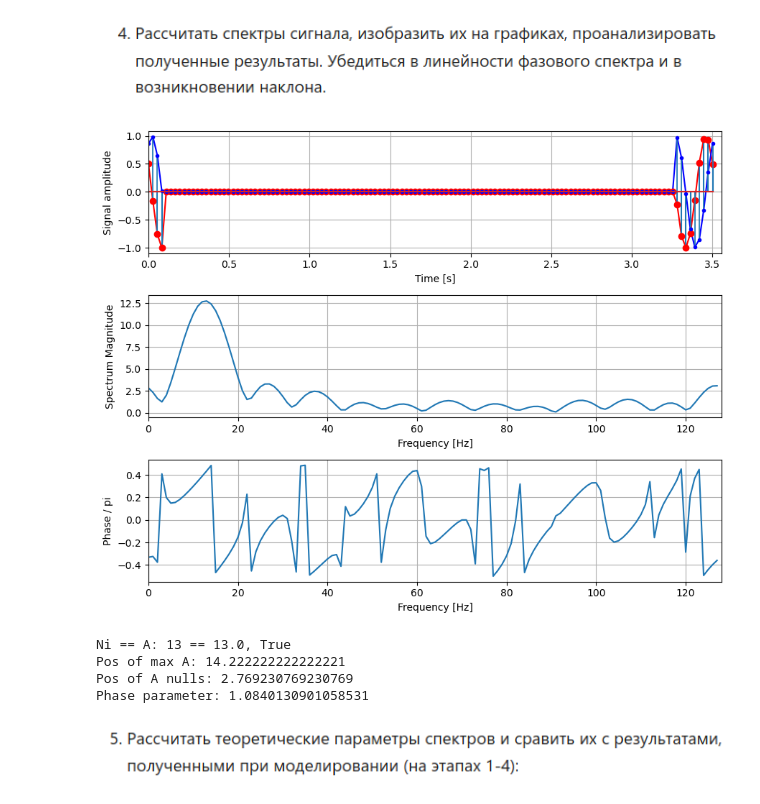
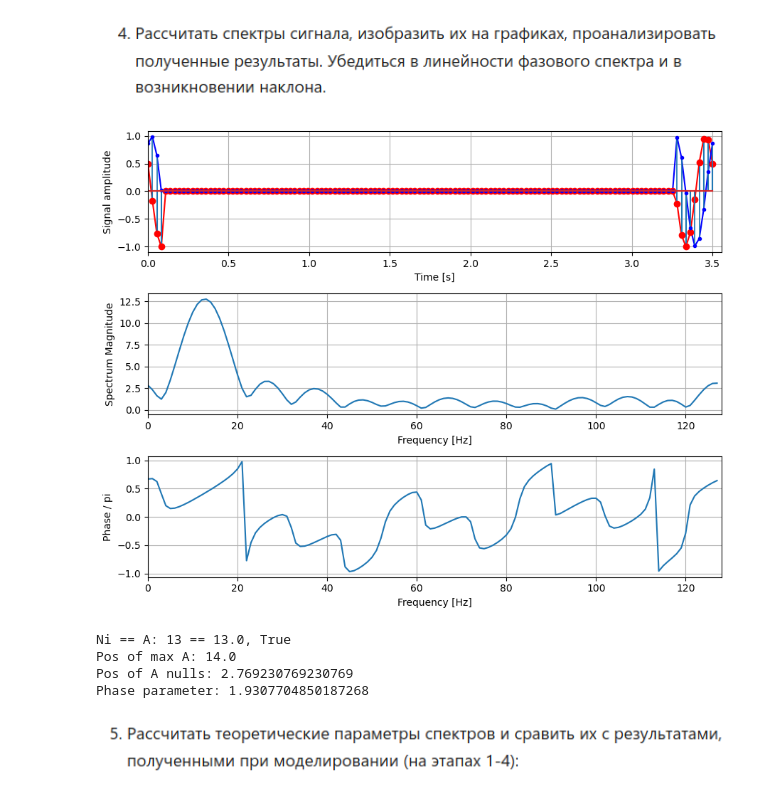
Before and after one commit to Jrvvv/dsp-miet, a Jupyter notebook: P02/PL02.ipynb, the cells around one changed output. Drawn from its saved outputs; the diff is of its cells as text; code cells hidden in the pictures.

Commit message:
fix lr3 shifted sig phase spectrun

```diff
--- a/P02/PL02.ipynb
+++ b/P02/PL02.ipynb
@@ -494,42 +494,43 @@ X = fftpack.fft(x)
 fig, axes = plt.subplots(nrows=3, ncols=1, figsize=(9, 7))
 
 A_imm = np.abs(X)
-P_imm = np.arctan(np.imag(X) / (np.real(X) + 1e-6));
+# P_imm = np.arctan(np.imag(X) / (np.real(X) + 1e-6));
+P_imm = np.angle(X);
 
 axes[0].plot(t, np.real(x), label='real', color='red')
 axes[0].plot(t, np.imag(x), label='imag', color='blue')
 markerline, stemline, baseline, = axes[0].stem(t, np.real(x), label='real', markerfmt='ro')
 markerline, stemline, baseline, = axes[0].stem(t, np.imag(x), label='imag', markerfmt='bo')
 plt.setp(stemline, linewidth = 1.25)
 plt.setp(markerline, markersize = 3)
 axes[0].grid(True)
 axes[0].set_xlabel('Time [s]')
 axes[0].set_ylabel('Signal amplitude')
 axes[0].set_xlim(0, np.max(N)*T)
 axes[1].grid(True)
 axes[1].plot(f, A_imm)
 axes[1].set_xlabel('Frequency [Hz]')
 axes[1].set_ylabel('Spectrum Magnitude')
 axes[1].set_xlim(0, N)
 axes[2].grid(True)
 axes[2].plot(f, P_imm / np.pi)
 axes[2].set_xlabel('Frequency [Hz]')
 axes[2].set_ylabel('Phase / pi')
 axes[2].set_xlim(0, N)
 fig.tight_layout()
 plt.show()
 
 print(f'Ni == A: {Ni} == {np.round(np.max(A_imm))}, {Ni == np.round(np.max(A_imm))}')
-print(f'Pos of max A: {f0 * T * N}')
+print(f'Pos of max A: {np.round(f0 * T * N)}')
 print(f'Pos of A nulls: {1/ (T * Ni)}')
-mu = 0.25
+mu = 6
 print(f'Phase parameter: {-s * mu * 2 * np.pi / N + phi0}')
 # %% [output]
-[figure, old version]
+[figure, new version]
 Ni == A: 13 == 13.0, True
-Pos of max A: 14.222222222222221
+Pos of max A: 14.0
 Pos of A nulls: 2.769230769230769
-Phase parameter: 1.0840130901058531
+Phase parameter: 1.9307704850187268
 # %% [markdown]
 ![image.png](attachment:image.png)
 # %% [markdown]
```
Also changed, not shown: parts of 1 cell of this notebook.
